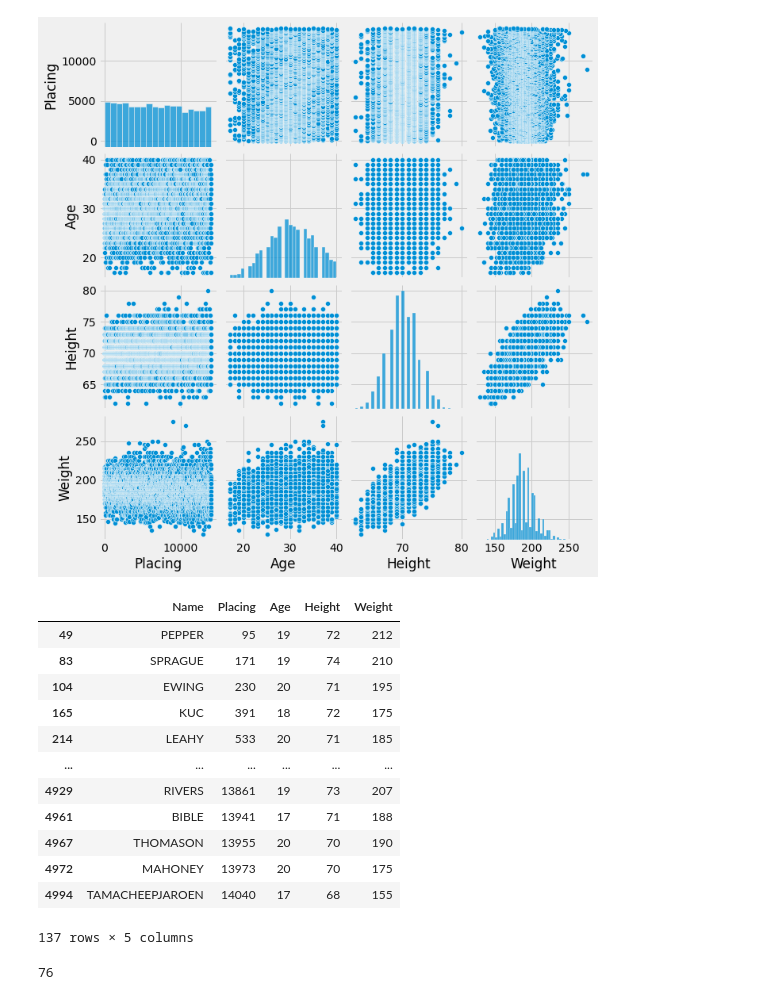
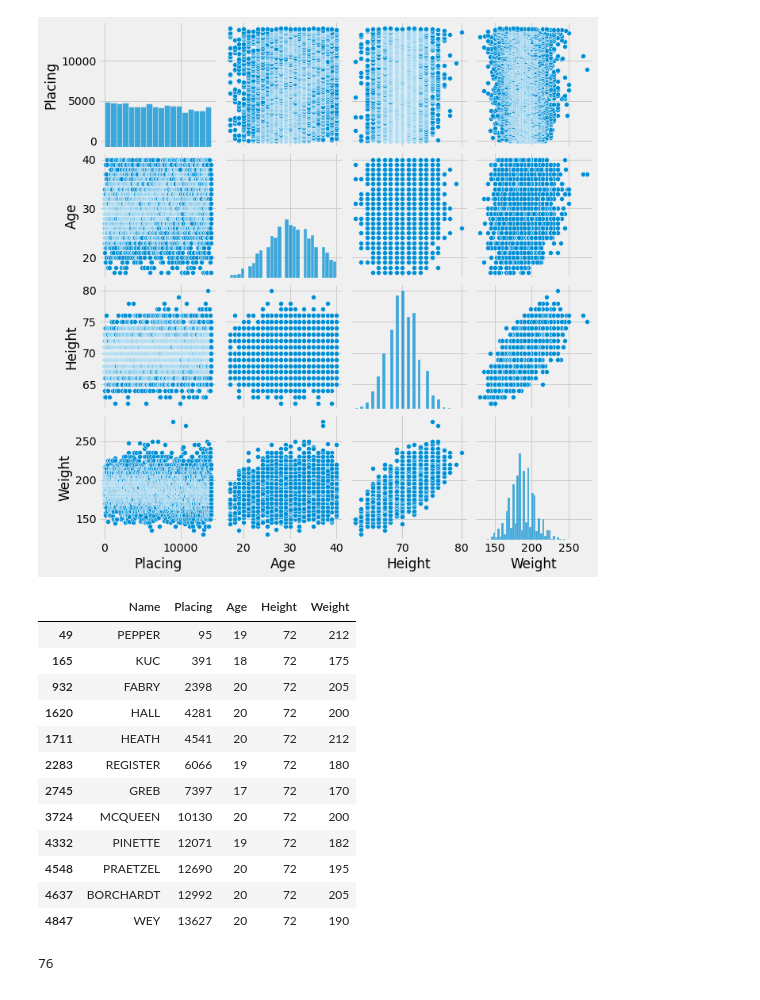
Before and after one commit to Jamesmg10/FinalCapstone, a Jupyter notebook: Explore.ipynb, the cells around one changed output. Cells and saved outputs as stored; diff of their text form; code cells hidden in the pictures.

```diff
--- a/Explore.ipynb
+++ b/Explore.ipynb
@@ -531,21 +532,21 @@ sns.pairplot(compHW)
 # %%
 range1720_df = compHW[compHW['Age'].isin([17,18,19,20])]
 # %%
-range1720_df
+range1720_df[range1720_df['Height'].isin([72])]
 # %% [output]
 |  | Name | Placing | Age | Height | Weight |
 | 49 | PEPPER | 95 | 19 | 72 | 212 |
-| 83 | SPRAGUE | 171 | 19 | 74 | 210 |
-| 104 | EWING | 230 | 20 | 71 | 195 |
 | 165 | KUC | 391 | 18 | 72 | 175 |
-| 214 | LEAHY | 533 | 20 | 71 | 185 |
-| ... | ... | ... | ... | ... | ... |
-| 4929 | RIVERS | 13861 | 19 | 73 | 207 |
-| 4961 | BIBLE | 13941 | 17 | 71 | 188 |
-| 4967 | THOMASON | 13955 | 20 | 70 | 190 |
-| 4972 | MAHONEY | 13973 | 20 | 70 | 175 |
-| 4994 | TAMACHEEPJAROEN | 14040 | 17 | 68 | 155 |
+| 932 | FABRY | 2398 | 20 | 72 | 205 |
+| 1620 | HALL | 4281 | 20 | 72 | 200 |
+| 1711 | HEATH | 4541 | 20 | 72 | 212 |
+| 2283 | REGISTER | 6066 | 19 | 72 | 180 |
+| 2745 | GREB | 7397 | 17 | 72 | 170 |
+| 3724 | MCQUEEN | 10130 | 20 | 72 | 200 |
+| 4332 | PINETTE | 12071 | 19 | 72 | 182 |
+| 4548 | PRAETZEL | 12690 | 20 | 72 | 195 |
+| 4637 | BORCHARDT | 12992 | 20 | 72 | 205 |
+| 4847 | WEY | 13627 | 20 | 72 | 190 |
-137 rows × 5 columns
 # %%
 range1720_df['Height'].max()
 # %% [output]
```
Also changed, not shown: parts of 20 cells of this notebook.
